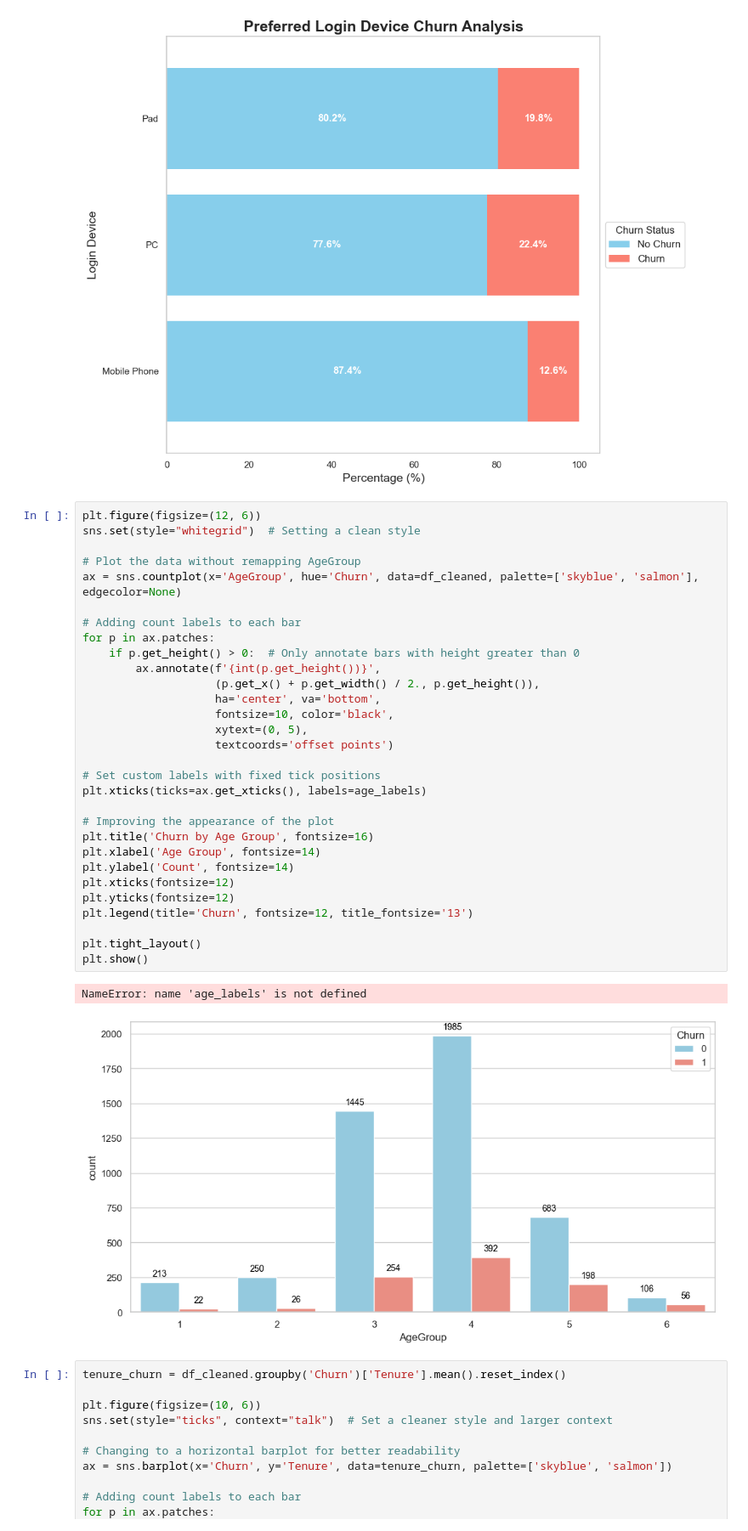
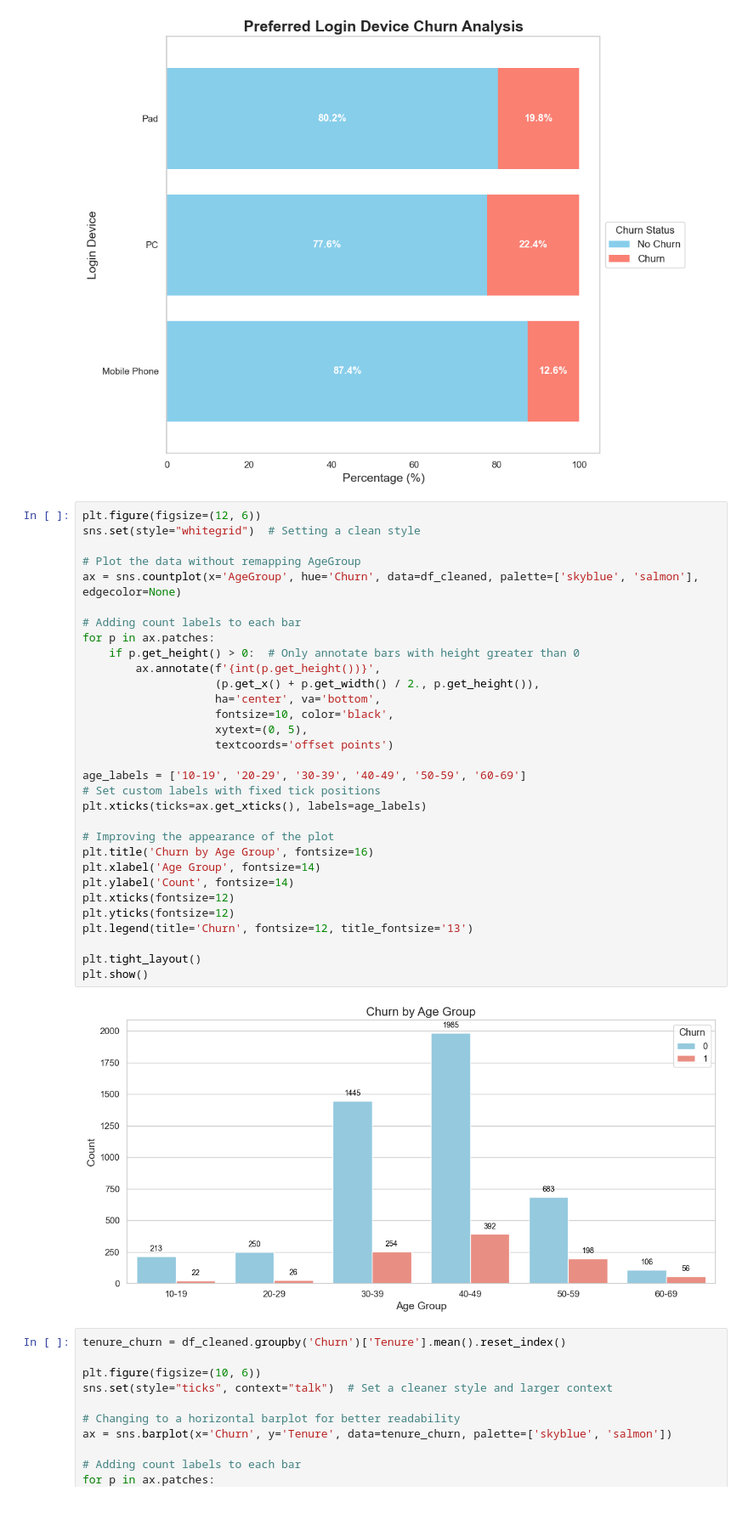
Before and after one commit to Yzkkk/IS5126_FinalProject, a Jupyter notebook: IS5126_project.ipynb, the cells around one changed output. Shown at 85% size. Drawn from its saved outputs; the diff is of its cells as text; blank space fills up the shorter version.

```diff
--- a/IS5126_project.ipynb
+++ b/IS5126_project.ipynb
@@ -165,35 +165,35 @@ plt.show()
 plt.figure(figsize=(12, 6))
 sns.set(style="whitegrid")  # Setting a clean style
 
 # Plot the data without remapping AgeGroup
 ax = sns.countplot(x='AgeGroup', hue='Churn', data=df_cleaned, palette=['skyblue', 'salmon'], edgecolor=None)
 
 # Adding count labels to each bar
 for p in ax.patches:
     if p.get_height() > 0:  # Only annotate bars with height greater than 0
         ax.annotate(f'{int(p.get_height())}',
                     (p.get_x() + p.get_width() / 2., p.get_height()),
                     ha='center', va='bottom',
                     fontsize=10, color='black',
                     xytext=(0, 5),
                     textcoords='offset points')
 
+age_labels = ['10-19', '20-29', '30-39', '40-49', '50-59', '60-69']
 # Set custom labels with fixed tick positions
 plt.xticks(ticks=ax.get_xticks(), labels=age_labels)
 
 # Improving the appearance of the plot
 plt.title('Churn by Age Group', fontsize=16)
 plt.xlabel('Age Group', fontsize=14)
 plt.ylabel('Count', fontsize=14)
 plt.xticks(fontsize=12)
 plt.yticks(fontsize=12)
 plt.legend(title='Churn', fontsize=12, title_fontsize='13')
 
 plt.tight_layout()
 plt.show()
 # %% [output]
-NameError: name 'age_labels' is not defined
-[figure, old version]
+[figure, new version]
 # %%
 tenure_churn = df_cleaned.groupby('Churn')['Tenure'].mean().reset_index()
 
```
Also changed, not shown: parts of 4 cells of this notebook.
